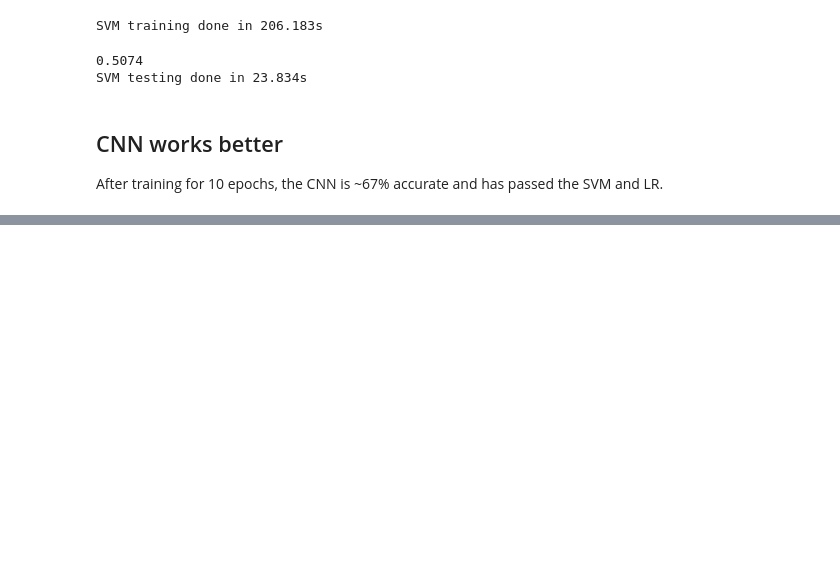
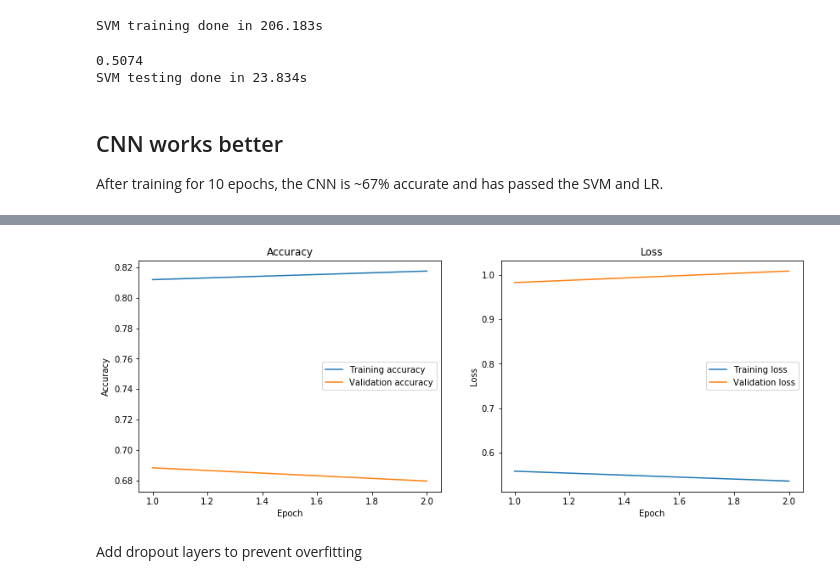
Before and after one commit to ablaikie103/image-classification-project, a Jupyter notebook: cifar10-CNN.ipynb, the cells around one changed output, grey strips where cells are left out. Saved outputs shown, nothing was run; the diff lists cells and outputs as text; code cells hidden in the pictures; blank space fills up the shorter version.

```diff
--- a/cifar10-CNN.ipynb
+++ b/cifar10-CNN.ipynb
@@ -167,8 +162,7 @@ Non-trainable params: 0
 _________________________________________________________________
 # %%
 train_model = model.fit(img_train, labels_train,
-                       batch_size = 32,
-                       epochs = 10,
+                       epochs = 2,
                        verbose = 1,
                        validation_data = (img_val, labels_val))
 # %% [output]
@@ -199,0 +182,30 @@ Test accuracy: 0.6676999926567078
+# %%
+def plot_accuracy_and_loss(trained_model):
+    trained_history = trained_model.history
+    train_acc = trained_history['accuracy']
+    val_acc = trained_history['val_accuracy']
+    train_loss = trained_history['loss']
+    val_loss = trained_history['val_loss']
+    epochs = list(range(1,len(train_acc)+1))
+
+    fig, (ax_acc,ax_loss) = plt.subplots(nrows=1,ncols=2, figsize = [14,5])
+
+    ax_acc.plot(epochs, train_acc,label='Training accuracy')
+    ax_acc.plot(epochs, val_acc,label='Validation accuracy')
+    ax_acc.set_title('Accuracy')
+    ax_acc.legend()
+    ax_acc.set_xlabel('Epoch')
+    ax_acc.set_ylabel('Accuracy')
+
+    ax_loss.semilogy(epochs, train_loss,label='Training loss')
+    ax_loss.semilogy(epochs, val_loss,label='Validation loss')
+    ax_loss.set_title('Loss')
+    ax_loss.legend()
+    ax_loss.set_xlabel('Epoch')
+    ax_loss.set_ylabel('Loss')
+# %%
+plot_accuracy_and_loss(train_model)
+# %% [output]
+[figure, added]
+# %% [markdown]
+Add dropout layers to prevent overfitting
```
Also changed, not shown: parts of 6 cells of this notebook.
